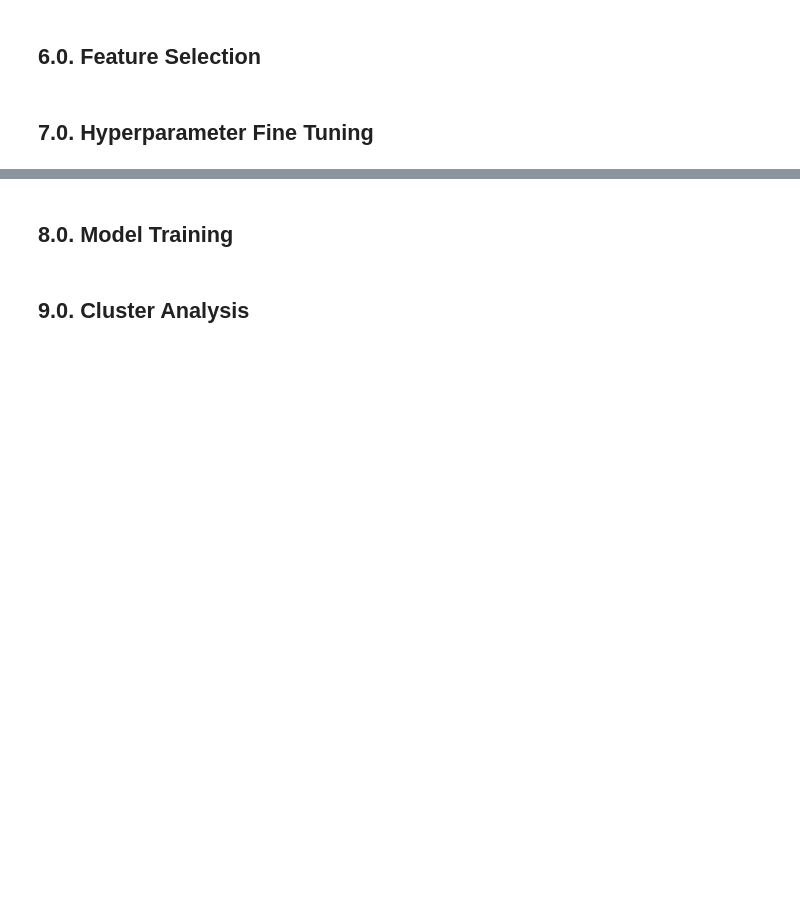
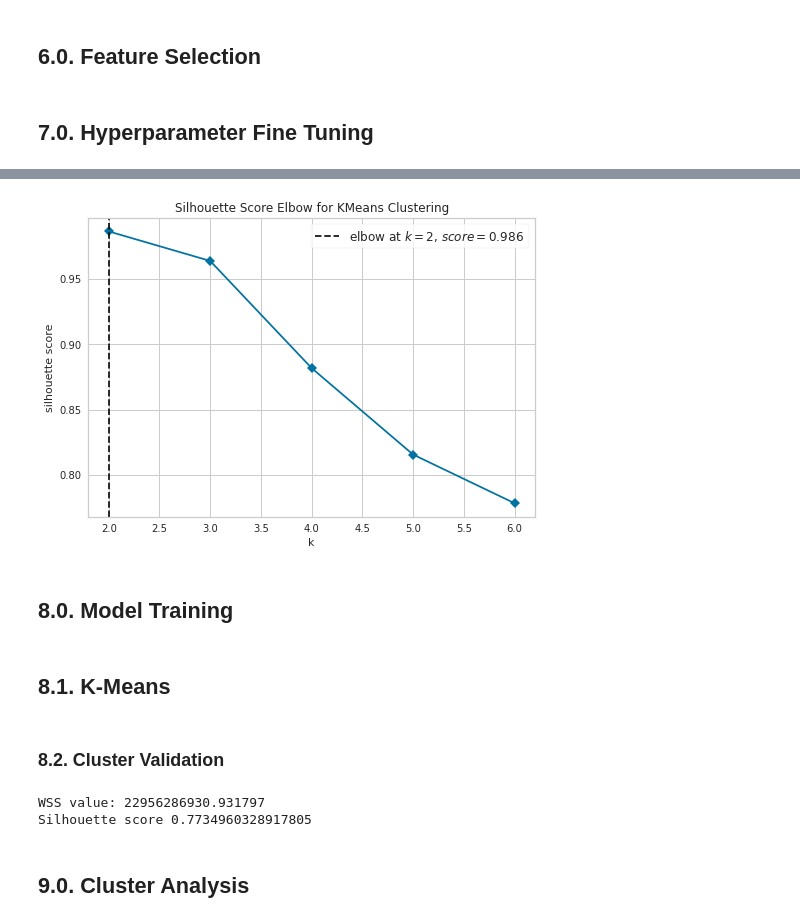
Before and after one commit to wilianuhlmann/fidelity_program, a Jupyter notebook: fidelity_program.ipynb, the cells around one changed output, grey strips where cells are left out. Drawn from its saved outputs; the diff is of its cells as text; code cells hidden in the pictures; blank space fills up the shorter version.

```diff
--- a/fidelity_program.ipynb
+++ b/fidelity_program.ipynb
@@ -15,2 +297,10 @@
+# %%
+kmeans = KElbowVisualizer( c.KMeans(), k=clusters, metric='silhouette', timings=False )
+kmeans.fit( X )
+kmeans.show();
+# %% [output]
+[figure, added]
 # %% [markdown]
 ## 8.0. Model Training
+# %% [markdown]
+## 8.1. K-Means
@@ -17,2 +317,13 @@
+# %% [markdown]
+### 8.2. Cluster Validation
+# %%
+## WSS (Within-cluster sum of square
+print('WSS value: {}'.format(kmeans.inertia_))
+
+## SS () Silhouette score
+print('Silhouette score {}'.format(m.silhouette_score( X, labels, metric='euclidean' ) ))
+# %% [output]
+WSS value: 22956286930.931797
+Silhouette score 0.7734960328917805
 # %% [markdown]
 ## 9.0. Cluster Analysis
```
Also changed, not shown: parts of 53 cells of this notebook.
